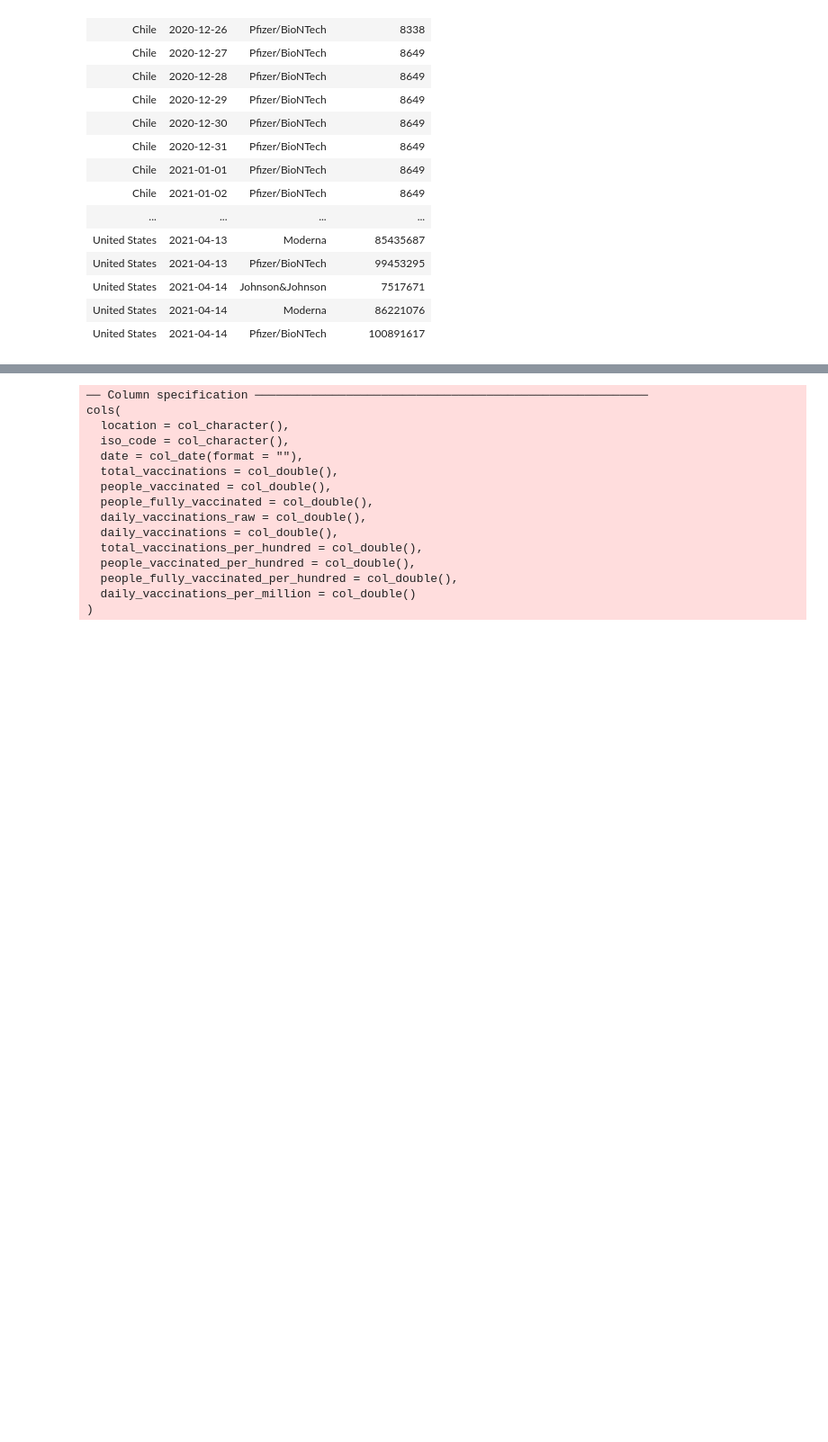
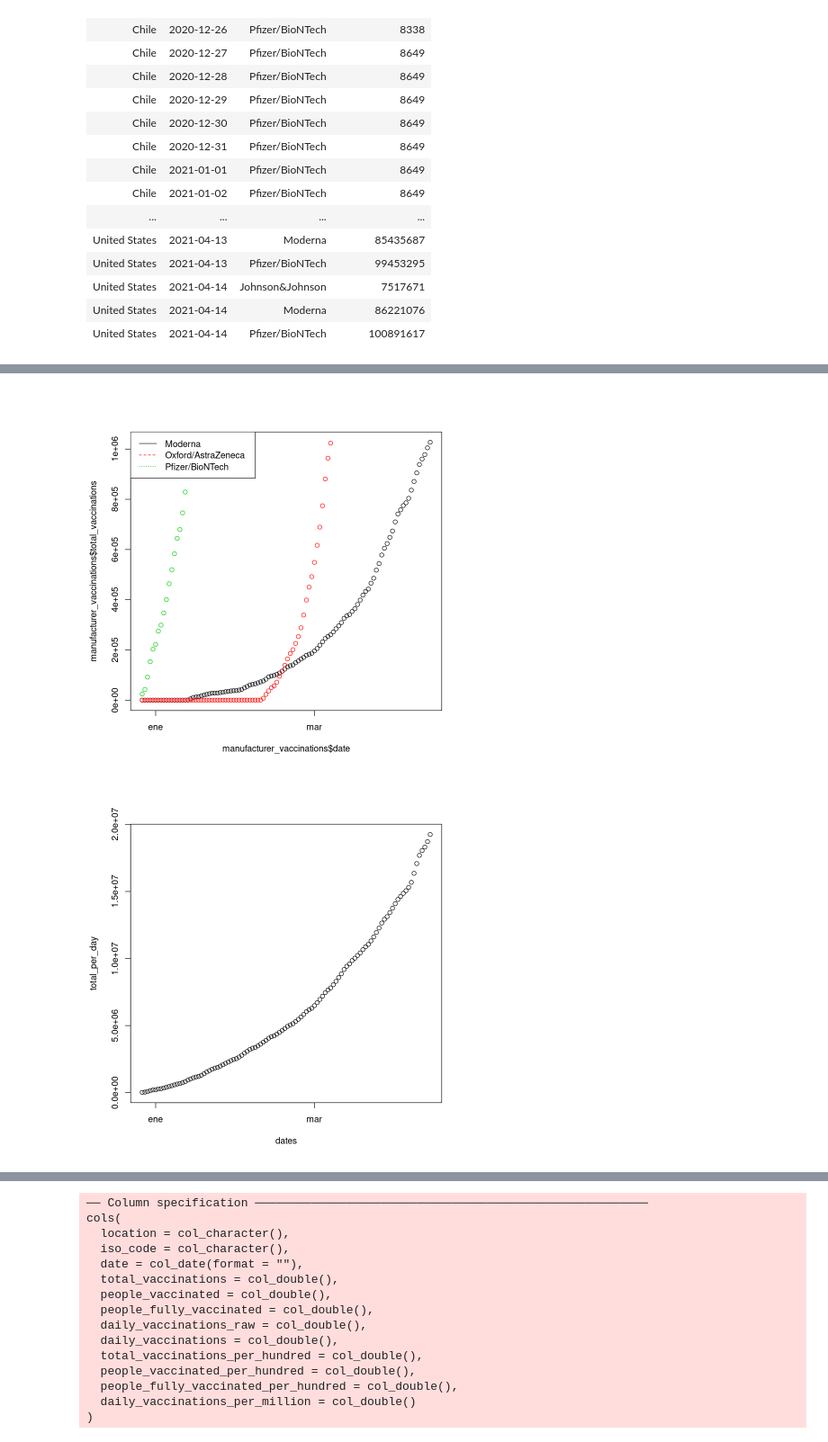
Before and after one commit to eigen-carmona/AdvStats, a Jupyter notebook: lab1/Solutions.ipynb, the cells around one changed output, grey strips where cells are left out. Shown at 90% size. Drawn from its saved outputs; the diff is of its cells as text; code cells hidden in the pictures; blank space fills up the shorter version.

```diff
--- a/lab1/Solutions.ipynb
+++ b/lab1/Solutions.ipynb
@@ -327,0 +349,5 @@ A spec_tbl_df: 2350 × 4
+# %%
+brand_shots('Germany')
+# %% [output]
+[figure, added]
+[figure, added]
```
Also changed, not shown: parts of 3 cells of this notebook.
